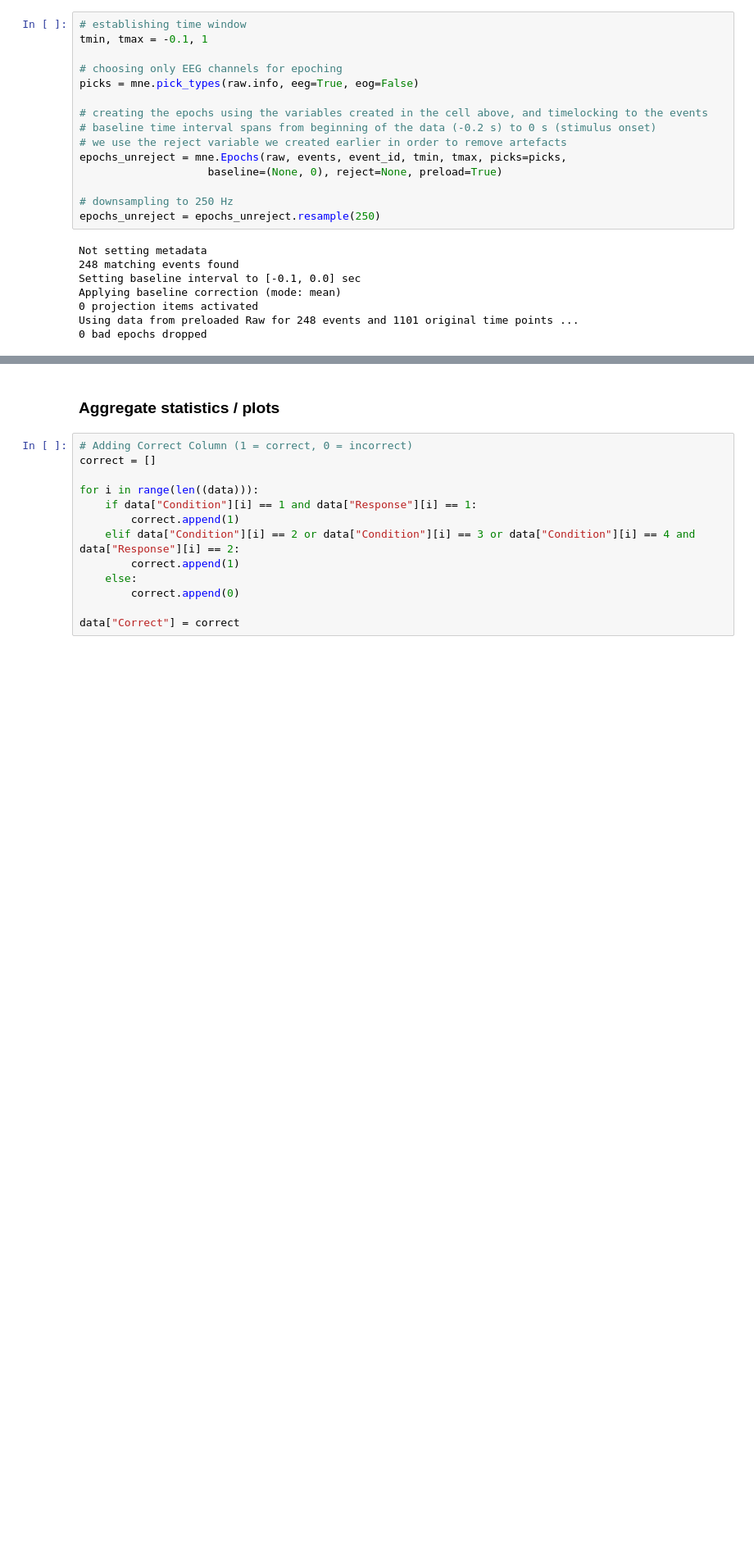
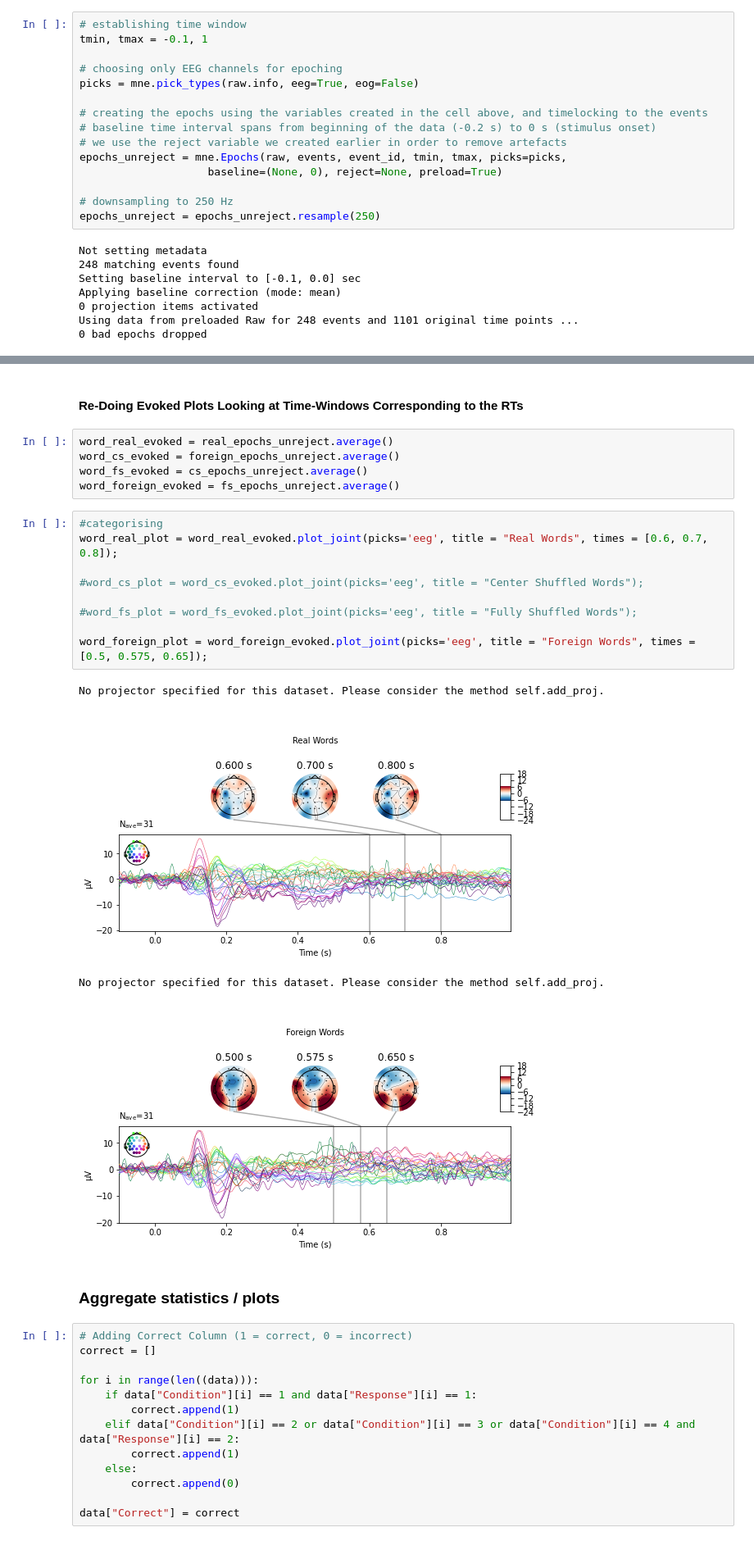
Before and after one commit to MinaAlmasi/neuro_exam, a Jupyter notebook: EEG_OWN_PREPROCESSING.ipynb, the cells around one changed output, grey strips where cells are left out. Shown at 82% size. Cells and saved outputs as stored; diff of their text form; blank space fills up the shorter version.

```diff
--- a/EEG_OWN_PREPROCESSING.ipynb
+++ b/EEG_OWN_PREPROCESSING.ipynb
@@ -519,3 +581,24 @@ No baseline correction applied
+# %% [markdown]
+#### Re-Doing Evoked Plots Looking at Time-Windows Corresponding to the RTs
+# %%
+word_real_evoked = real_epochs_unreject.average()
+word_cs_evoked = foreign_epochs_unreject.average()
+word_fs_evoked = cs_epochs_unreject.average()
+word_foreign_evoked = fs_epochs_unreject.average()
+# %%
+#categorising
+word_real_plot = word_real_evoked.plot_joint(picks='eeg', title = "Real Words", times = [0.6, 0.7, 0.8]);
+
+#word_cs_plot = word_cs_evoked.plot_joint(picks='eeg', title = "Center Shuffled Words");
+
+#word_fs_plot = word_fs_evoked.plot_joint(picks='eeg', title = "Fully Shuffled Words");
+
+word_foreign_plot = word_foreign_evoked.plot_joint(picks='eeg', title = "Foreign Words", times = [0.5, 0.575, 0.65]);
+# %% [output]
+No projector specified for this dataset. Please consider the method self.add_proj.
+[figure, added]
+No projector specified for this dataset. Please consider the method self.add_proj.
+[figure, added]
 # %% [markdown]
 ### Aggregate statistics / plots
 # %%
```
Also changed, not shown: parts of 7 cells of this notebook, 1 other file.
